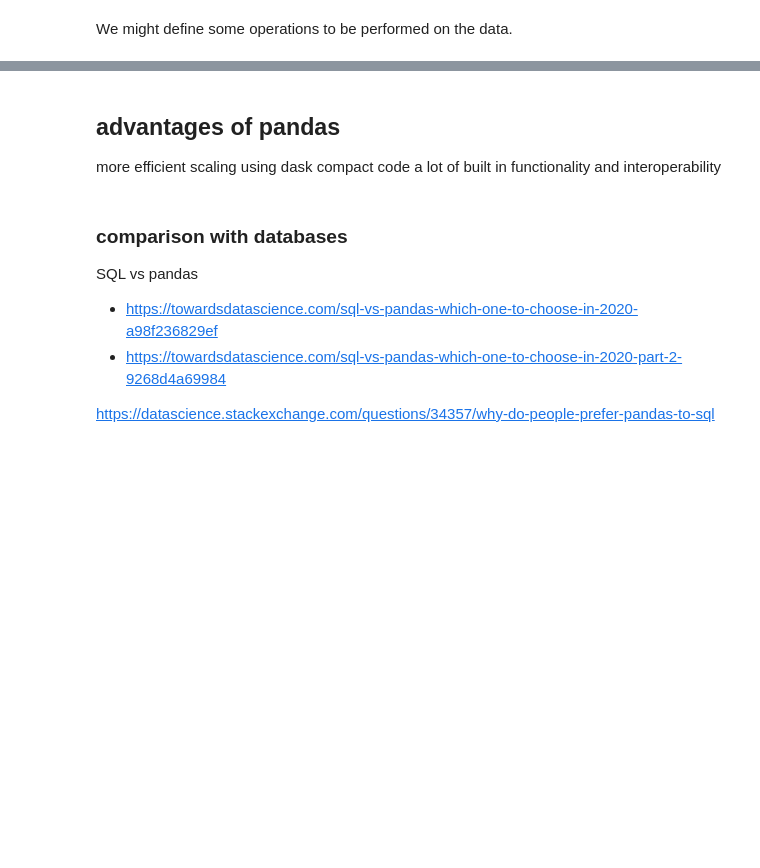
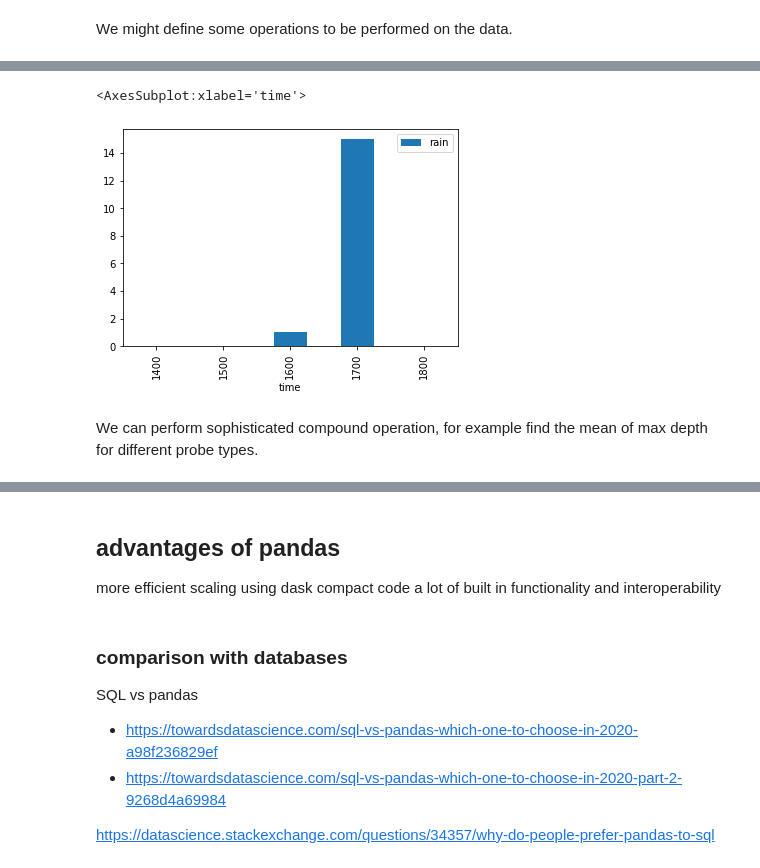
Before and after one commit to informatics-lab/intro_python_data_analysis, a Jupyter notebook: 05_PythonDataModel_Tabular.ipynb, the cells around one changed output, grey strips where cells are left out. Saved outputs shown, nothing was run; the diff lists cells and outputs as text; code cells hidden in the pictures; blank space fills up the shorter version.

```diff
--- a/05_PythonDataModel_Tabular.ipynb
+++ b/05_PythonDataModel_Tabular.ipynb
@@ -58,0 +270,7 @@ Compare operation in parts 1-4 with how it is done in Pandas
+# %%
+weather_merged.plot.bar(x='time', y='rain')
+# %% [output]
+<AxesSubplot:xlabel='time'>
+[figure, added]
+# %% [markdown]
+We can perform sophisticated compound operation, for example find the mean of max depth for different probe types.
```
Also changed, not shown: parts of 53 cells of this notebook, 1 other file.
